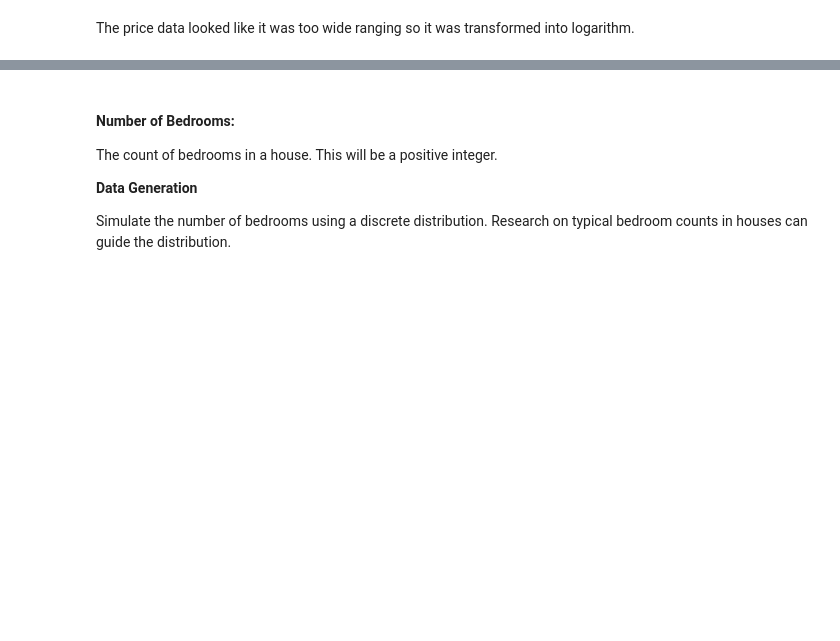
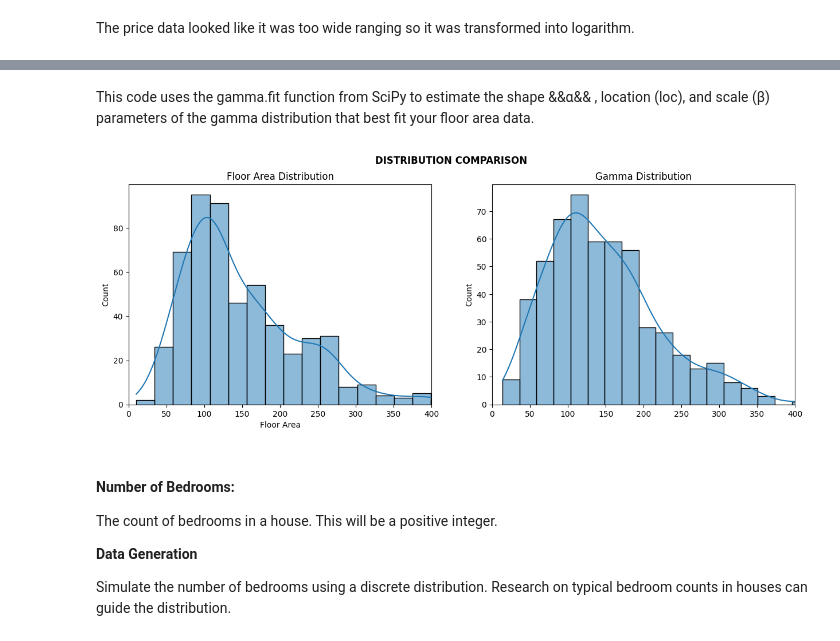
Before and after one commit to damienfarrell/prog-data-p1, a Jupyter notebook: Project_1.ipynb, the cells around one changed output, grey strips where cells are left out. Cells and saved outputs as stored; diff of their text form; code cells hidden in the pictures; blank space fills up the shorter version.

```diff
--- a/Project_1.ipynb
+++ b/Project_1.ipynb
@@ -220,10 +250,23 @@ Simulate house size using a normal distribution.
+# %% [markdown]
+This code uses the gamma.fit function from SciPy to estimate the shape &&α&& , location (loc), and scale (β) parameters of the gamma distribution that best fit your floor area data.
 # %%
-mean_house_size_m2 = 216
-std_dev_house_size_m2 = 50
+alpha, loc, beta = stats.gamma.fit(df["Floor Area"])
 
-house_size = np.random.normal(mean_house_size_m2, std_dev_house_size_m2, num_samples)
-
-sns.histplot(house_size, kde=True, bins=10);
+# Generate random samples from the fitted distribution
+gamma_samples = gamma.rvs(alpha, loc=loc, scale=beta, size=len(df["Floor Area"]))
+# %%
+figure, axes = plt.subplots(1, 2, figsize=(15, 5))
+figure.suptitle('DISTRIBUTION COMPARISON', fontweight='bold')
+
+axes[0].set_title('Floor Area Distribution')
+axes[0].set_xlim(0, 400)
+sns.histplot(df["Floor Area"], kde=True, ax=axes[0])
+
+axes[1].set_title('Gamma Distribution')
+axes[1].set_xlim(0, 400)
+sns.histplot(gamma_samples, kde=True, ax=axes[1]);
+# %% [output]
+[figure, added]
 # %% [markdown]
 #### **Number of Bedrooms:**
 
```
Also changed, not shown: parts of 19 cells of this notebook.
